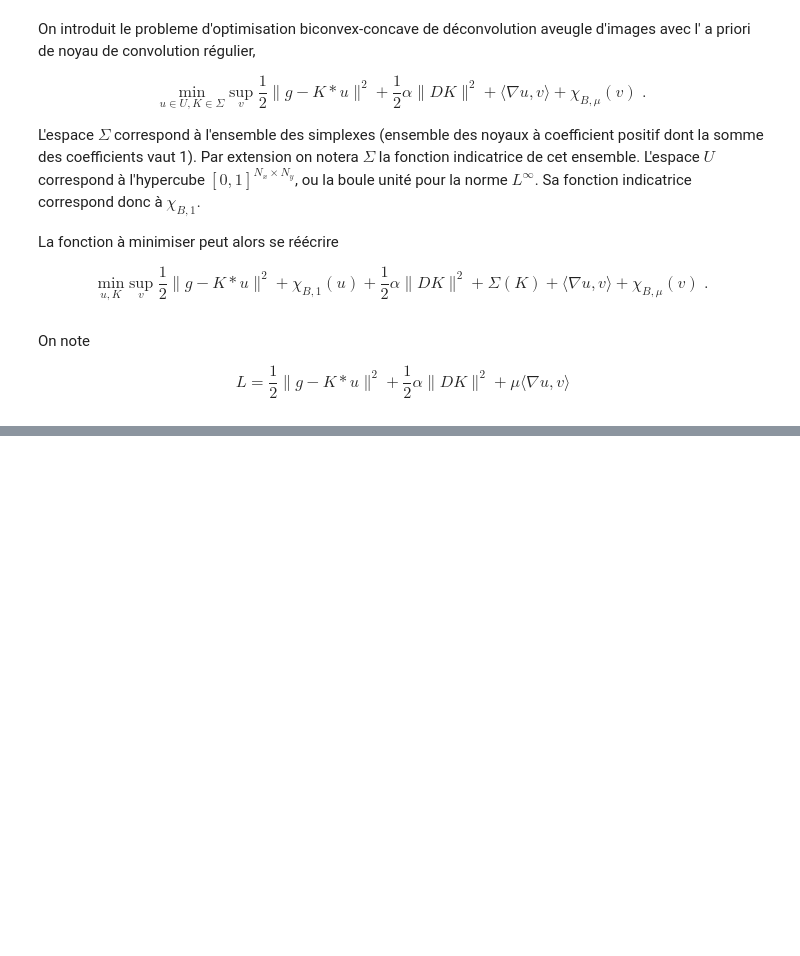
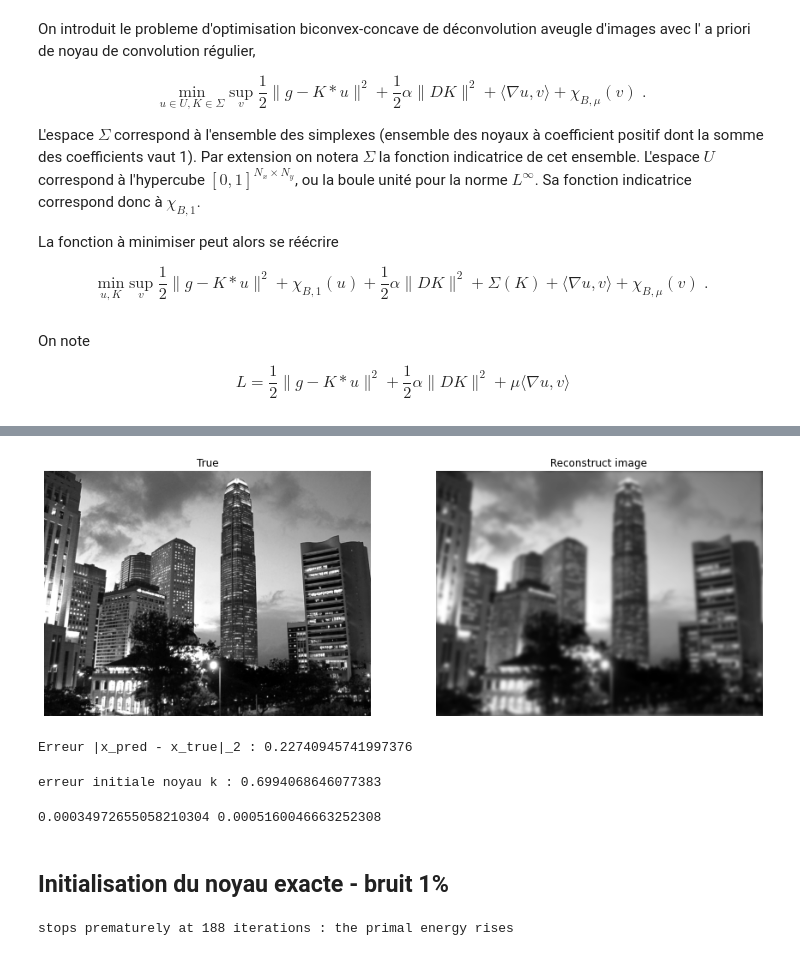
Before and after one commit to ceciledellavalle/BlindDeconvolution, a Jupyter notebook: algoviolet.ipynb, the cells around one changed output, grey strips where cells are left out. Drawn from its saved outputs; the diff is of its cells as text; code cells hidden in the pictures; blank space fills up the shorter version.

```diff
--- a/algoviolet.ipynb
+++ b/algoviolet.ipynb
@@ -80,12 +111,64 @@ im_name   = 'image01.png'
 x_i = DataLoader(file_name,im_name)
 x_i = x_i/np.amax(x_i)# Rescaling
 # %%
-M         = 20
-Nx, Ny    = np.meshgrid(np.linspace(-1,1,2*M), np.linspace(-1,1,2*M))
-d         = np.sqrt(Nx*Nx+Ny*Ny)
-sigma,moy = 0.1, 0.0
-K         = np.exp(-( (d-moy)**2 / ( 2.0 * sigma**2 ) ) )
-K         = K/K.sum() # Simplex
+M             = 20
+gridx, gridy  = np.meshgrid(np.linspace(-1,1,2*M), np.linspace(-1,1,2*M))
+gd            = np.sqrt(gridx*gridx+gridy*gridy)
+sigma,moy     = 0.2, 0.0
+K             = np.exp(-( (gd-moy)**2 / ( 2.0 * sigma**2 ) ) )
+K             = K/K.sum() # Simplex
 # %%
 x_b  = Blurr(x_i,K)
-x_o1 = Add_noise(x_b)
+x_o1 = Add_noise(x_b,noise_level=0.05)
+Display_im(x_o1,x_i,mysize=(15,7))
+# %% [output]
+[figure, added]
+Erreur |x_pred - x_true|_2 : 0.22740945741997376
+# %%
+sigma,moy  = 0.4, 0.05
+K_shift    = np.exp(-( (gd-moy)**2 / ( 2.0 * sigma**2 ) ) )
+K_shift    = K_shift/K_shift.sum() # Simplex
+print("erreur initiale noyau k :", np.linalg.norm(K-K_shift)/np.linalg.norm(K))
+# %% [output]
+erreur initiale noyau k : 0.6994068646077383
+# %%
+Nx,Ny = x_i.shape
+# Kernel padding
+K_pad = np.zeros(x_i.shape)
+K_pad[Nx//2+1-M-2:Nx//2+M-1,Ny//2+1-M-2:Ny//2+M-1] = K
+# Derivation padding
+d      = -np.ones((3,3))
+d[1,1] = 8
+d_pad  = np.zeros((Nx,Ny))
+d_pad[Nx//2-1:Nx//2+2,Ny//2-1:Ny//2+2] = d
+# Parameters
+alpha = 0.001
+mu    = 0.005
+#
+conv1 = convolve(K_pad,x_i)
+conv2 = convolve(d_pad,K_pad)
+ux,uy = nablah(x_i)
+normu = np.abs(ux)+np.abs(uy)
+#
+Ep_b  = 0.5*np.linalg.norm(conv1-x_b)**2 \
+          + 0.5*alpha/M**2*np.linalg.norm(conv2)**2\
+          + mu/Nx/Ny*np.sum(normu)
+Ep_o1  = 0.5*np.linalg.norm(conv1-x_o1)**2 \
+          + 0.5*alpha/M**2*np.linalg.norm(conv2)**2\
+          + mu/Nx/Ny*np.sum(normu)
+print(Ep_b,Ep_o1)
+# %% [output]
+0.00034972655058210304 0.0005160046663252308
+# %% [markdown]
+## Initialisation du noyau exacte - bruit 1%
+# %%
+alpha = 0.0
+mu    = 0.005
+K_in   = K.copy()
+x_in  = x_o1
+K_out,x_out,Ep,Ed = violetBD(K_in,x_in,x_b,\
+                            alpha,mu,theta=1,\
+                            niter=200,\
+                            proj_simplex=False)
+# %% [output]
+stops prematurely at 188 iterations : the primal energy rises
```
Also changed, not shown: parts of 15 cells of this notebook, 14 other files.
